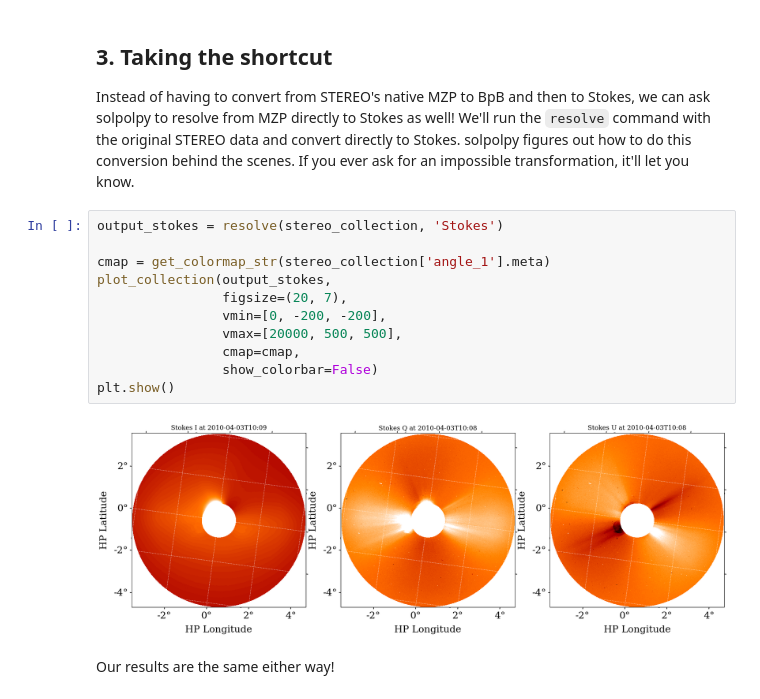
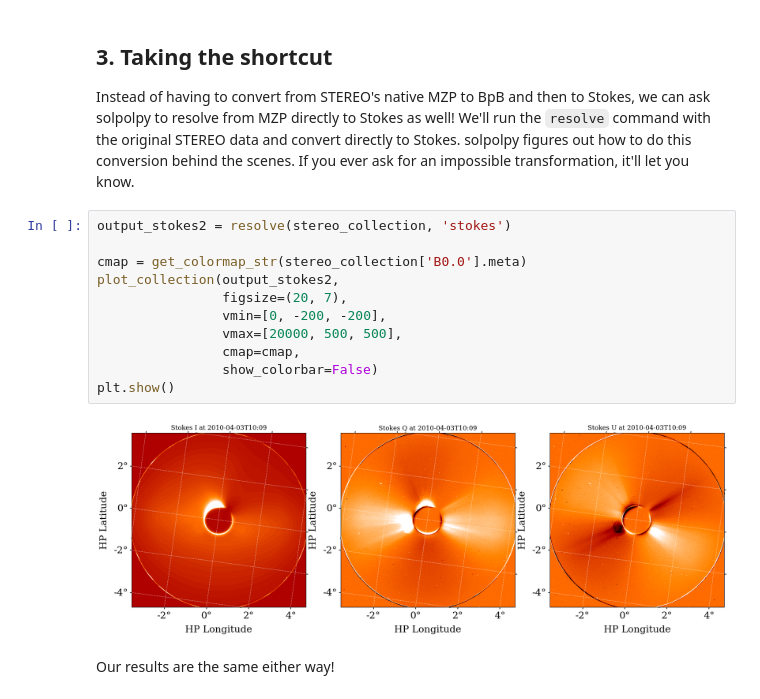
Before and after one commit to punch-mission/solpolpy, a Jupyter notebook: docs/source/example.ipynb, the cells around one changed output. Drawn from its saved outputs; the diff is of its cells as text.

```diff
--- a/docs/source/example.ipynb
+++ b/docs/source/example.ipynb
@@ -199,17 +200,17 @@ plt.show()
 ## 3. Taking the shortcut
 Instead of having to convert from STEREO's native MZP to BpB and then to Stokes, we can ask solpolpy to resolve from MZP directly to Stokes as well! We'll run the `resolve` command with the original STEREO data and convert directly to Stokes. solpolpy figures out how to do this conversion behind the scenes. If you ever ask for an impossible transformation, it'll let you know.
 # %%
-output_stokes = resolve(stereo_collection, 'Stokes')
+output_stokes2 = resolve(stereo_collection, 'stokes')
 
-cmap = get_colormap_str(stereo_collection['angle_1'].meta)
-plot_collection(output_stokes,
+cmap = get_colormap_str(stereo_collection['B0.0'].meta)
+plot_collection(output_stokes2,
                 figsize=(20, 7),
                 vmin=[0, -200, -200],
                 vmax=[20000, 500, 500],
                 cmap=cmap,
                 show_colorbar=False)
 plt.show()
 # %% [output]
-[figure, old version]
+[figure, new version]
 # %% [markdown]
 Our results are the same either way!
```
Also changed, not shown: parts of 13 cells of this notebook, 3 other files.
